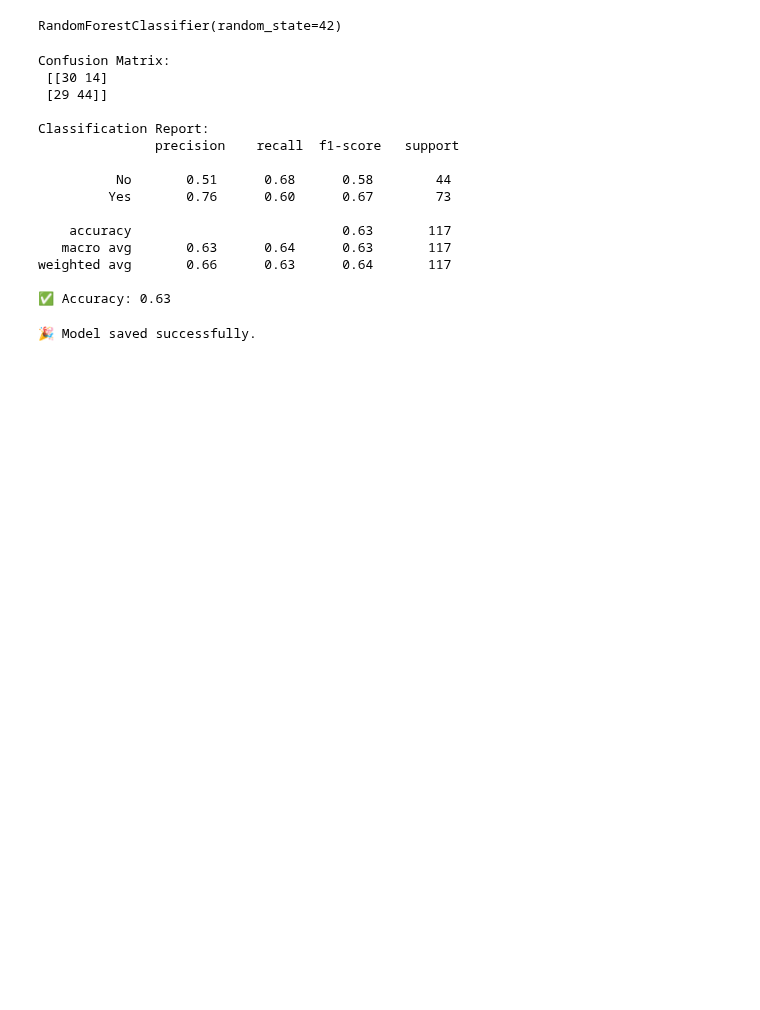
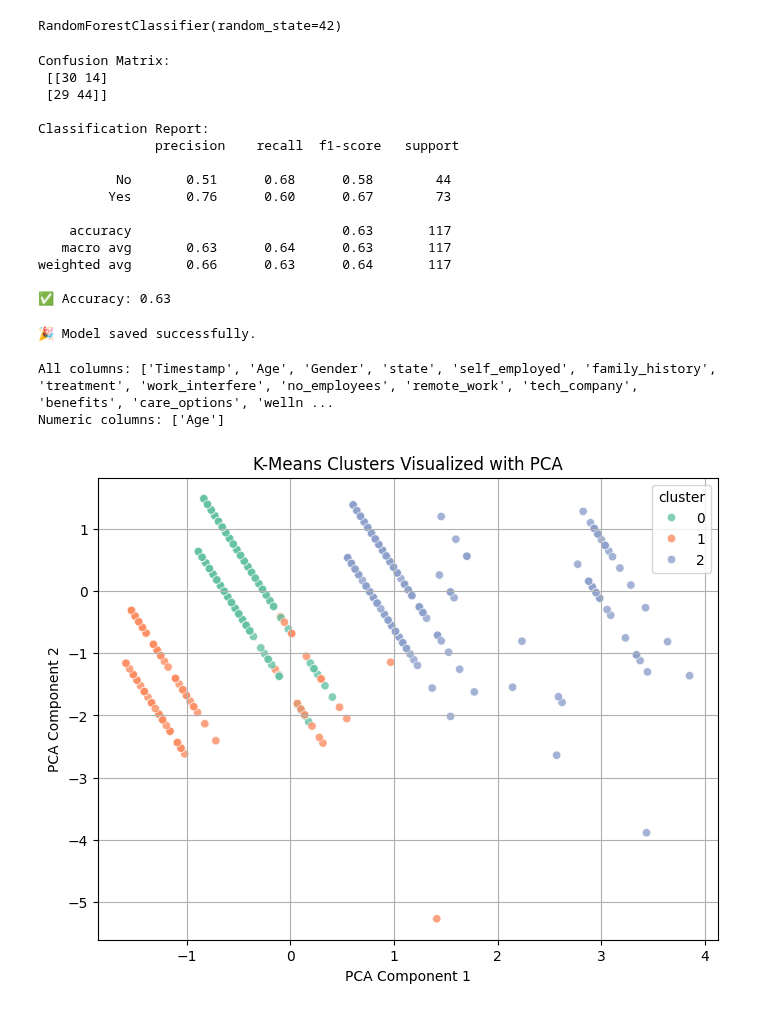
Before and after one commit to markchweya/DSA2040A_DataMining_Group1, a Jupyter notebook: DSA2040A_DataMining_Group1/notebooks/3_data_mining.ipynb, the cells around one changed output. Cells and saved outputs as stored; diff of their text form; code cells hidden in the pictures; blank space fills up the shorter version.

Commit message:
Updates of exploratory analysis and data mining.ipynb

```diff
--- a/DSA2040A_DataMining_Group1/notebooks/3_data_mining.ipynb
+++ b/DSA2040A_DataMining_Group1/notebooks/3_data_mining.ipynb
@@ -84,3 +84,76 @@ joblib.dump(model, '../app/mental_health_model.pkl')
 print("🎉 Model saved successfully.")
 # %% [output]
 🎉 Model saved successfully.
+# %%
+# Load cleaned dataset for U.S. respondents
+import pandas as pd
+
+df = pd.read_csv('../data/us_model_data/training_model_dataset.csv')
+
+# Encode binary variables again (if needed)
+binary_cols = ['self_employed', 'family_history', 'remote_work', 'tech_company']
+for col in binary_cols:
+    if df[col].dtype == object:
+        df[col] = df[col].map({'Yes': 1, 'No': 0})
+
+# Separate target and features
+y = df['treatment']
+X = df.drop(columns=['treatment'])
+
+# Drop non-numeric features for clustering
+X_numeric = X.select_dtypes(include=['int64', 'float64']).copy()
+# %%
+df = pd.read_csv('../data/us_model_data/training_model_dataset.csv')
+print("All columns:", df.columns.tolist())
+print("Numeric columns:", df.select_dtypes(include=['int64', 'float64']).columns.tolist())
+# %% [output]
+All columns: ['Timestamp', 'Age', 'Gender', 'state', 'self_employed', 'family_history', 'treatment', 'work_interfere', 'no_employees', 'remote_work', 'tech_company', 'benefits', 'care_options', 'welln ...
+Numeric columns: ['Age']
+# %%
+import pandas as pd
+from sklearn.preprocessing import StandardScaler
+from sklearn.decomposition import PCA
+from sklearn.cluster import KMeans
+import matplotlib.pyplot as plt
+import seaborn as sns
+
+# Load cleaned dataset
+df = pd.read_csv('../data/us_model_data/training_model_dataset.csv')
+
+# Re-map binary object columns
+binary_cols = ['self_employed', 'family_history', 'remote_work', 'tech_company']
+for col in binary_cols:
+    if df[col].dtype == object:
+        df[col] = df[col].map({'Yes': 1, 'No': 0})
+
+# Drop target column
+X = df.drop(columns=['treatment'])
+
+# OPTIONAL: Fill or drop any missing values
+X = X.dropna()
+
+# Keep all numeric features only
+X_numeric = X.select_dtypes(include=['int64', 'float64'])
+
+# Standardize
+scaler = StandardScaler()
+X_scaled = scaler.fit_transform(X_numeric)
+
+# Apply KMeans clustering
+kmeans = KMeans(n_clusters=3, random_state=42)
+df['cluster'] = kmeans.fit_predict(X_scaled)
+
+# PCA for visualization
+pca = PCA(n_components=2)
+X_pca = pca.fit_transform(X_scaled)
+
+# Plot PCA-reduced clusters
+plt.figure(figsize=(8, 6))
+sns.scatterplot(x=X_pca[:, 0], y=X_pca[:, 1], hue=df['cluster'], palette='Set2', alpha=0.8)
+plt.title('K-Means Clusters Visualized with PCA')
+plt.xlabel('PCA Component 1')
+plt.ylabel('PCA Component 2')
+plt.grid(True)
+plt.show()
+# %% [output]
+[figure, added]
```
Also changed, not shown: parts of 21 cells of this notebook, 1 other file.
